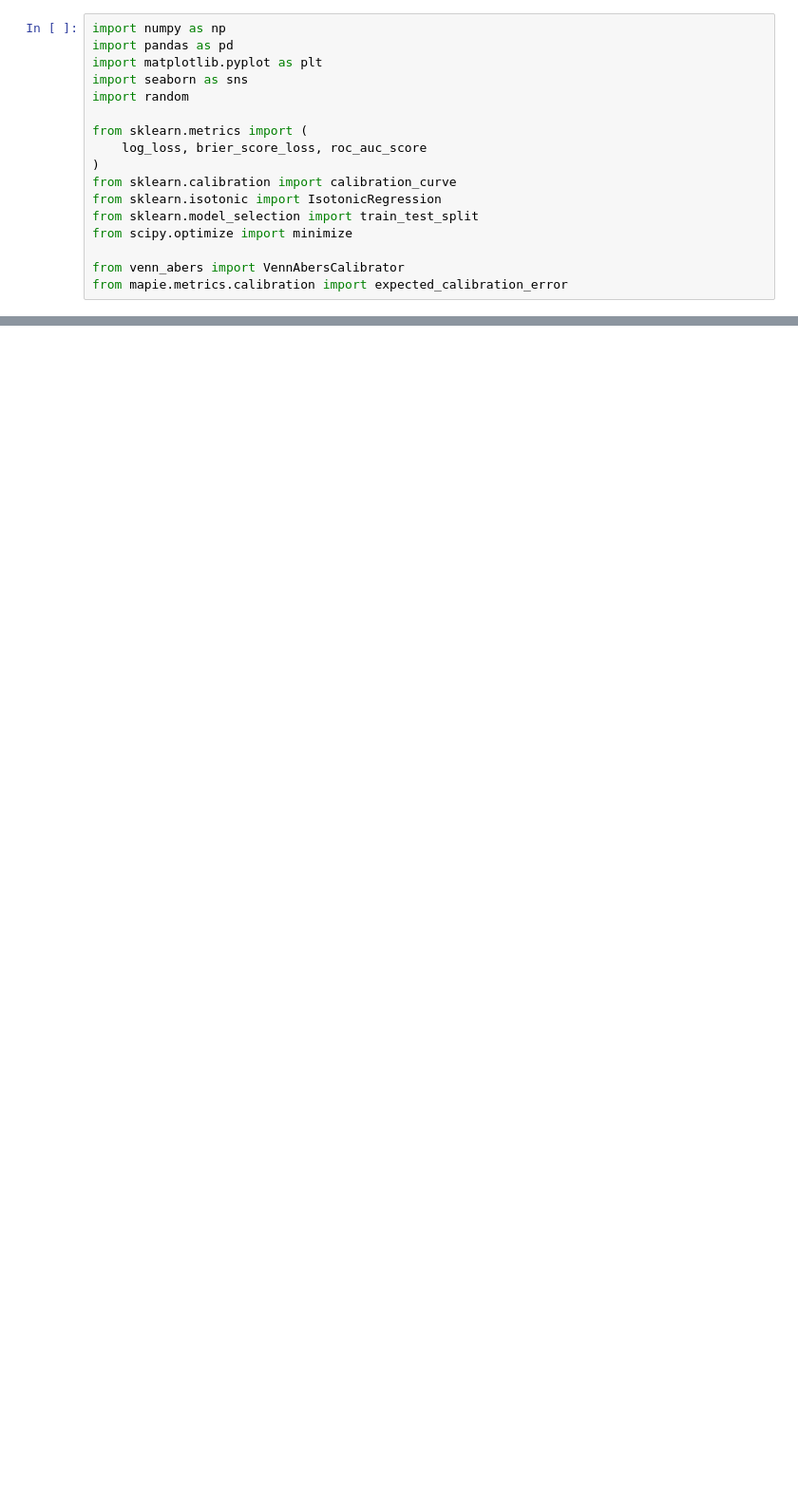
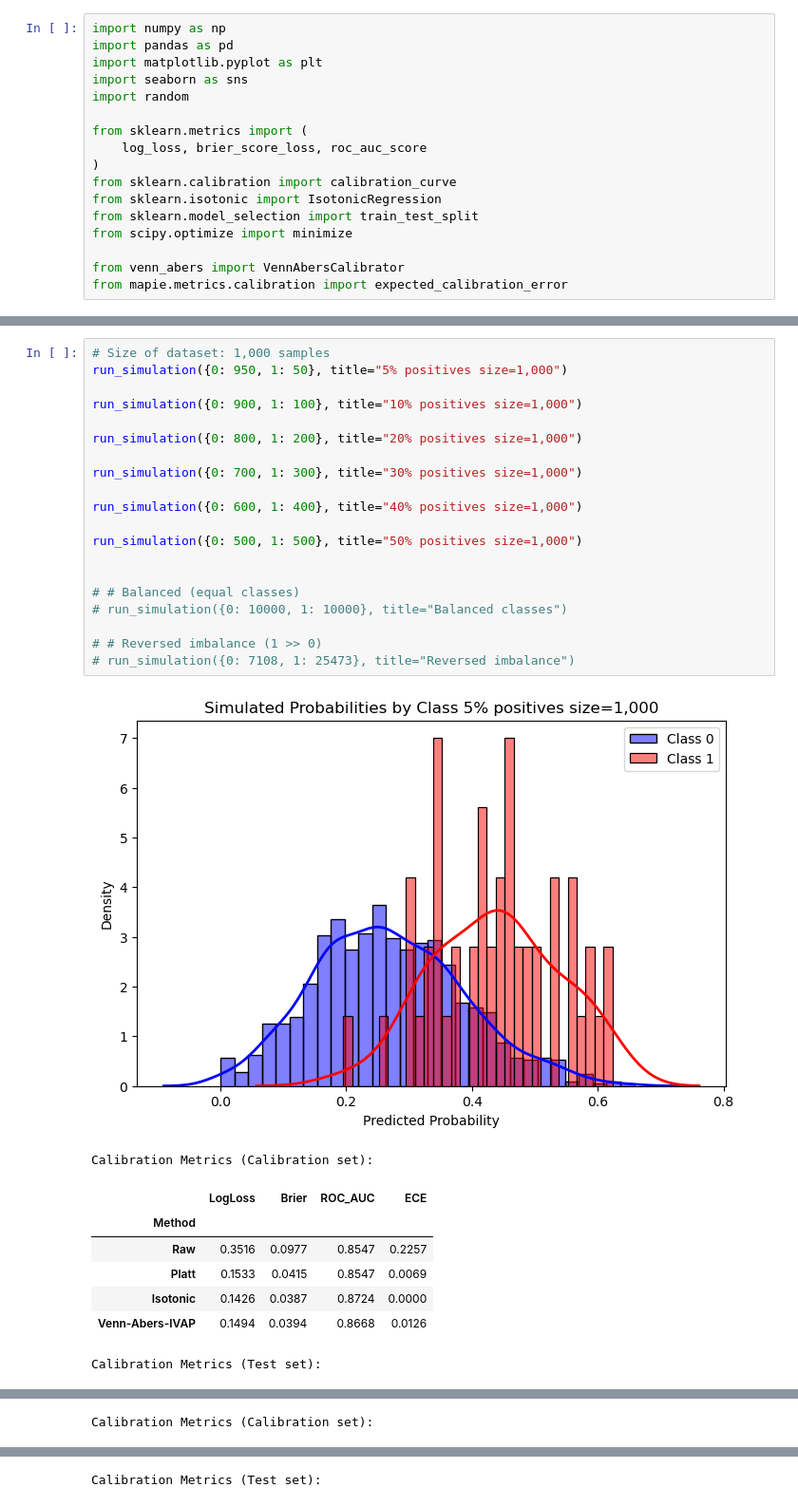
Before and after one commit to sandrokhizanishvili/Credit-Risk-Model-Calibration, a Jupyter notebook: simuliation_dif_scenarios.ipynb, the cells around one changed output, grey strips where cells are left out. Shown at 95% size. Cells and saved outputs as stored; diff of their text form; blank space fills up the shorter version.

```diff
--- a/simuliation_dif_scenarios.ipynb
+++ b/simuliation_dif_scenarios.ipynb
@@ -173,3 +162,33 @@ def run_simulation(counts, title="Simulation"):
     plt.ylabel("Fraction of positives")
     plt.title(f"Calibration Curves (Test set) - {title}")
     plt.legend(); plt.grid(True); plt.show()
+# %%
+# Size of dataset: 1,000 samples
+run_simulation({0: 950, 1: 50}, title="5% positives size=1,000")
+
+run_simulation({0: 900, 1: 100}, title="10% positives size=1,000")
+
+run_simulation({0: 800, 1: 200}, title="20% positives size=1,000")
+
+run_simulation({0: 700, 1: 300}, title="30% positives size=1,000")
+
+run_simulation({0: 600, 1: 400}, title="40% positives size=1,000")
+
+run_simulation({0: 500, 1: 500}, title="50% positives size=1,000")
+
+
+# # Balanced (equal classes)
+# run_simulation({0: 10000, 1: 10000}, title="Balanced classes")
+
+# # Reversed imbalance (1 >> 0)
+# run_simulation({0: 7108, 1: 25473}, title="Reversed imbalance")
+# %% [output]
+[figure, added]
+Calibration Metrics (Calibration set):
+|  | LogLoss | Brier | ROC_AUC | ECE |
+| Method |  |  |  |  |
+| Raw | 0.3516 | 0.0977 | 0.8547 | 0.2257 |
+| Platt | 0.1533 | 0.0415 | 0.8547 | 0.0069 |
+| Isotonic | 0.1426 | 0.0387 | 0.8724 | 0.0000 |
+| Venn-Abers-IVAP | 0.1494 | 0.0394 | 0.8668 | 0.0126 |
+Calibration Metrics (Test set):
@@ -175,0 +204 @@ def run_simulation(counts, title="Simulation"):
+Calibration Metrics (Calibration set):
@@ -175,0 +211 @@ def run_simulation(counts, title="Simulation"):
+Calibration Metrics (Test set):
```
Also changed, not shown: parts of 6 cells of this notebook.
